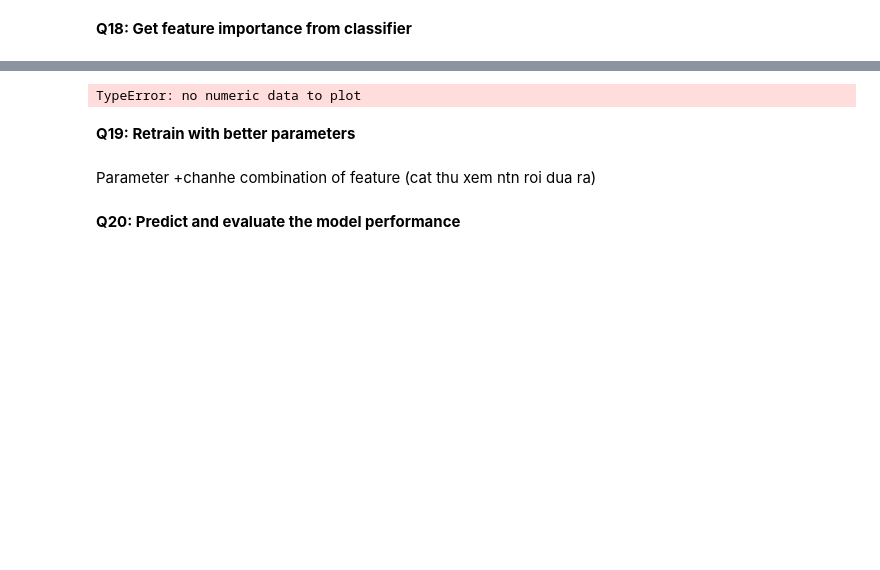
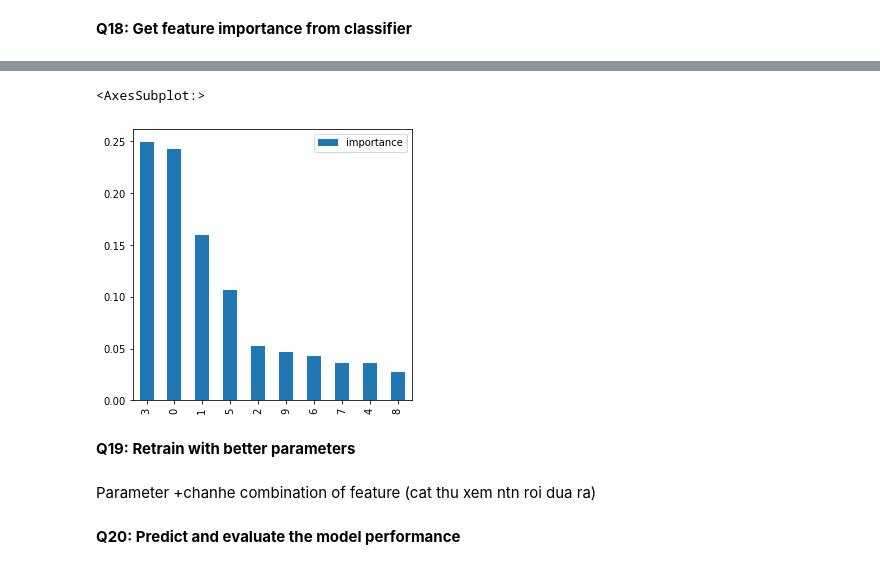
Before and after one commit to honghanhh/mci_python_31_level_1, a Jupyter notebook: Live Slides/Live Lecture 9/DAT_Live_lecture_09.ipynb, the cells around one changed output, grey strips where cells are left out. Saved outputs shown, nothing was run; the diff lists cells and outputs as text; code cells hidden in the pictures; blank space fills up the shorter version.

```diff
--- a/Live Slides/Live Lecture 9/DAT_Live_lecture_09.ipynb
+++ b/Live Slides/Live Lecture 9/DAT_Live_lecture_09.ipynb
@@ -539,9 +631,9 @@ test
 # %% [markdown]
 **Q17: Train prediction model using Random Forest Classifier**
 # %%
-train['Target'] = train['Target'].astype(int)
-X_train = train.drop(labels =['Target'], axis =1)
-X_test = test.drop(labels =['Target'], axis =1)
-Y_train = train['Target']
-Y_test = test['Target']
+train['Target'] = train['Target'].astype(int)#casting using castype
+X_train = train.drop(labels =['Target'], axis =1)#loại bỏ cột target
+X_test = test.drop(labels =['Target'], axis =1)#loại bỏ cột Target
+Y_train = train.Target
+Y_test = test.Target
 # %% [output]
@@ -558,5 +661,6 @@ NameError: name 'X_train' is not defined
 features = pd. DataFrame()
 features['names'] = X_train.columns
 features['importance'] = clf.feature_importances_
-features = features.sort_value(by=['importance'], ascending = True)
+features = features.sort_values(by=['importance'], ascending = False)
+features
 # %% [output]
@@ -564,7 +678,8 @@ NameError: name 'X_train' is not defined
 # %%
-features.plot(kind = 'bar',figsize = (10,10))
+features.plot(kind = 'bar',figsize = (5,5))
 # %% [output]
-TypeError: no numeric data to plot
+<AxesSubplot:>
+[figure, added]
 # %% [markdown]
 **Q19: Retrain with better parameters**
 # %% [markdown]
```
Also changed, not shown: parts of 28 cells of this notebook.
